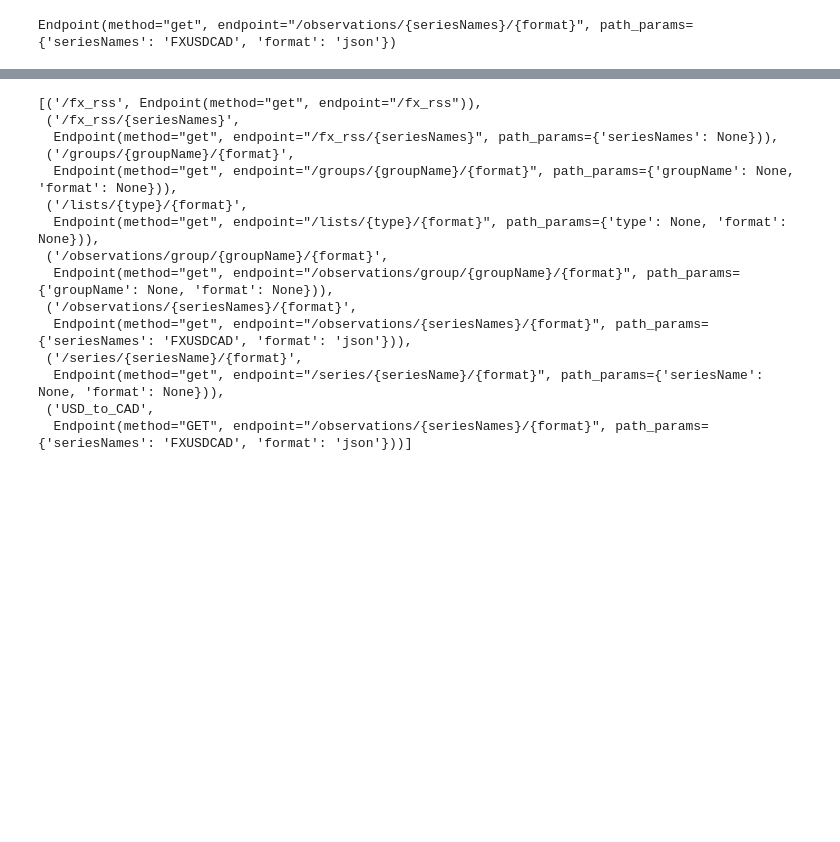
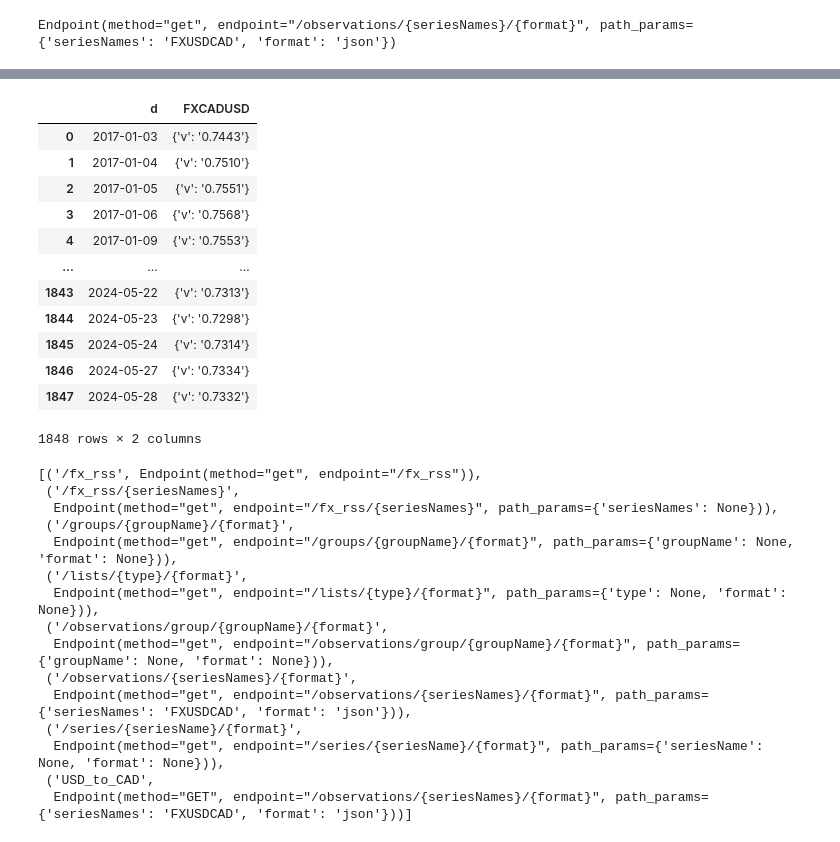
Before and after one commit to erich-hs/AnyData, a Jupyter notebook: notebooks/anydata_DataAPI_examples.ipynb, the cells around one changed output, grey strips where cells are left out. Cells and saved outputs as stored; diff of their text form; code cells hidden in the pictures; blank space fills up the shorter version.

```diff
--- a/notebooks/anydata_DataAPI_examples.ipynb
+++ b/notebooks/anydata_DataAPI_examples.ipynb
@@ -148,3 +132,19 @@ FXCADUSD
+# %%
+cad_to_usd_df
+# %% [output]
+|  | d | FXCADUSD |
+| 0 | 2017-01-03 | {'v': '0.7443'} |
+| 1 | 2017-01-04 | {'v': '0.7510'} |
+| 2 | 2017-01-05 | {'v': '0.7551'} |
+| 3 | 2017-01-06 | {'v': '0.7568'} |
+| 4 | 2017-01-09 | {'v': '0.7553'} |
+| ... | ... | ... |
+| 1843 | 2024-05-22 | {'v': '0.7313'} |
+| 1844 | 2024-05-23 | {'v': '0.7298'} |
+| 1845 | 2024-05-24 | {'v': '0.7314'} |
+| 1846 | 2024-05-27 | {'v': '0.7334'} |
+| 1847 | 2024-05-28 | {'v': '0.7332'} |
+1848 rows × 2 columns
 # %%
 # Set alias endpoint with custom parameters
 valet_api.add_endpoint(
```
Also changed, not shown: parts of 10 cells of this notebook, 4 other files.
